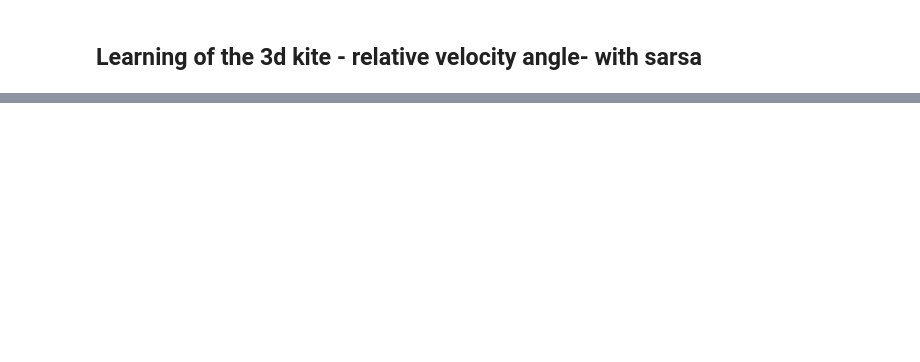
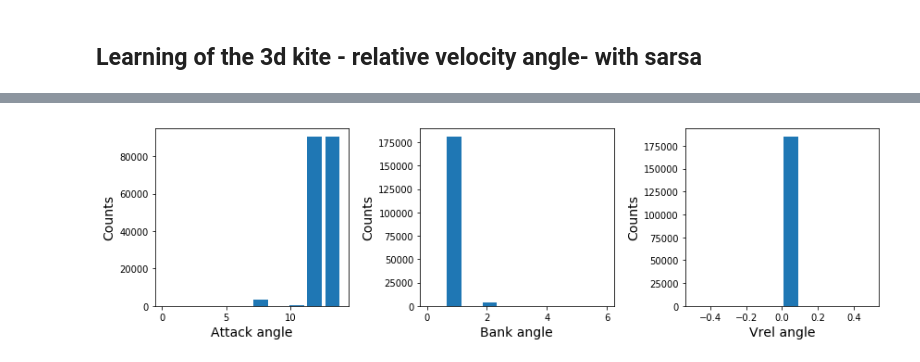
Before and after one commit to lorenzobasile/KiteRL, a Jupyter notebook: analyze_training.ipynb, the cells around one changed output, grey strips where cells are left out. Saved outputs shown, nothing was run; the diff lists cells and outputs as text; code cells hidden in the pictures; blank space fills up the shorter version.

```diff
--- a/analyze_training.ipynb
+++ b/analyze_training.ipynb
@@ -52,0 +110,20 @@ plt.show()
+# %%
+fig, (ax1, ax2, ax3) = plt.subplots(1,3, figsize=(12,3.5))
+
+ax1.set_ylabel('Counts', fontsize=14)
+ax1.set_xlabel('Attack angle', fontsize=14)
+ax1.hist(controls[:,0], align='mid', rwidth=0.8)
+
+ax2.set_ylabel('Counts', fontsize=14)
+ax2.set_xlabel('Bank angle', fontsize=14)
+ax2.hist(controls[:,1], align='mid', rwidth=0.8)
+
+ax3.set_ylabel('Counts', fontsize=14)
+ax3.set_xlabel('Vrel angle', fontsize=14)
+ax3.hist(controls[:,2], align='mid', rwidth=0.8)
+
+plt.tight_layout()
+plt.savefig(data_dir+"contr_hist.png", dpi=200)
+plt.show()
+# %% [output]
+[figure, added]
```
Also changed, not shown: parts of 5 cells of this notebook, 2 other files.
